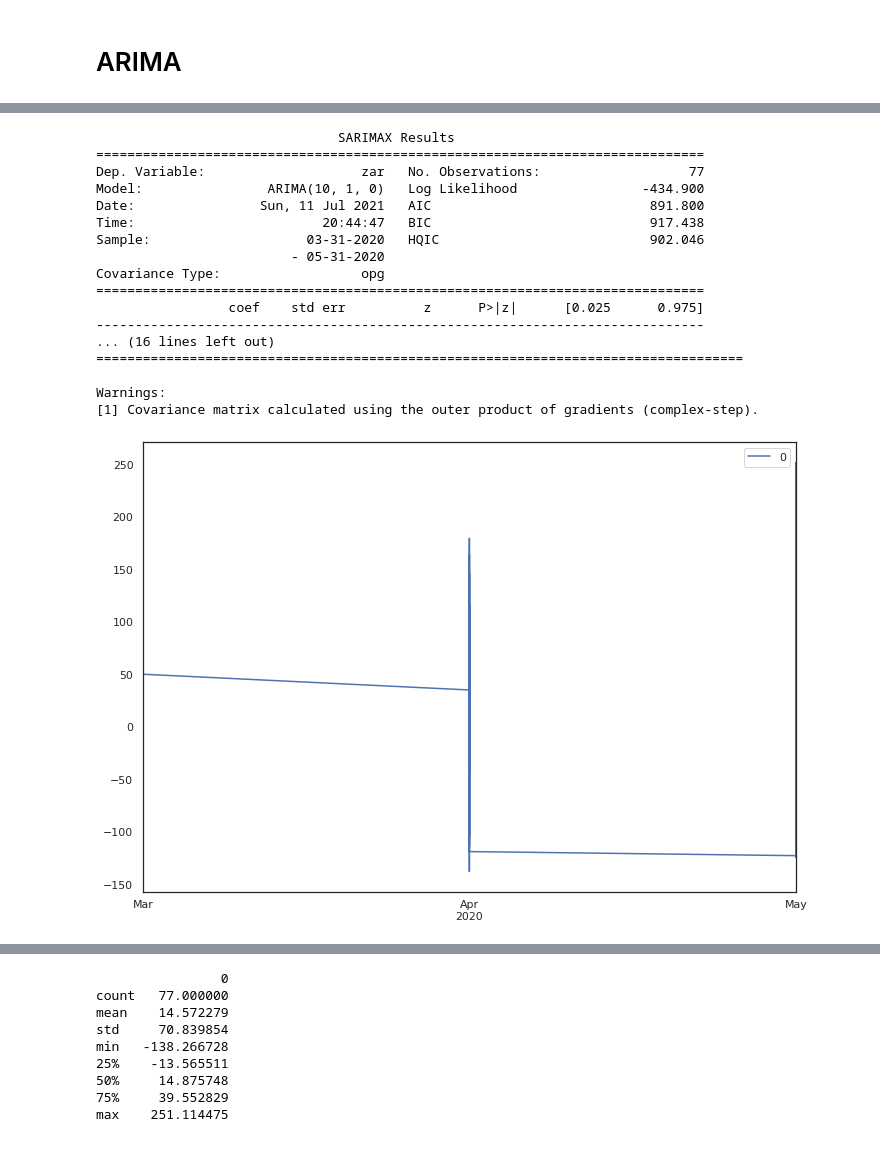
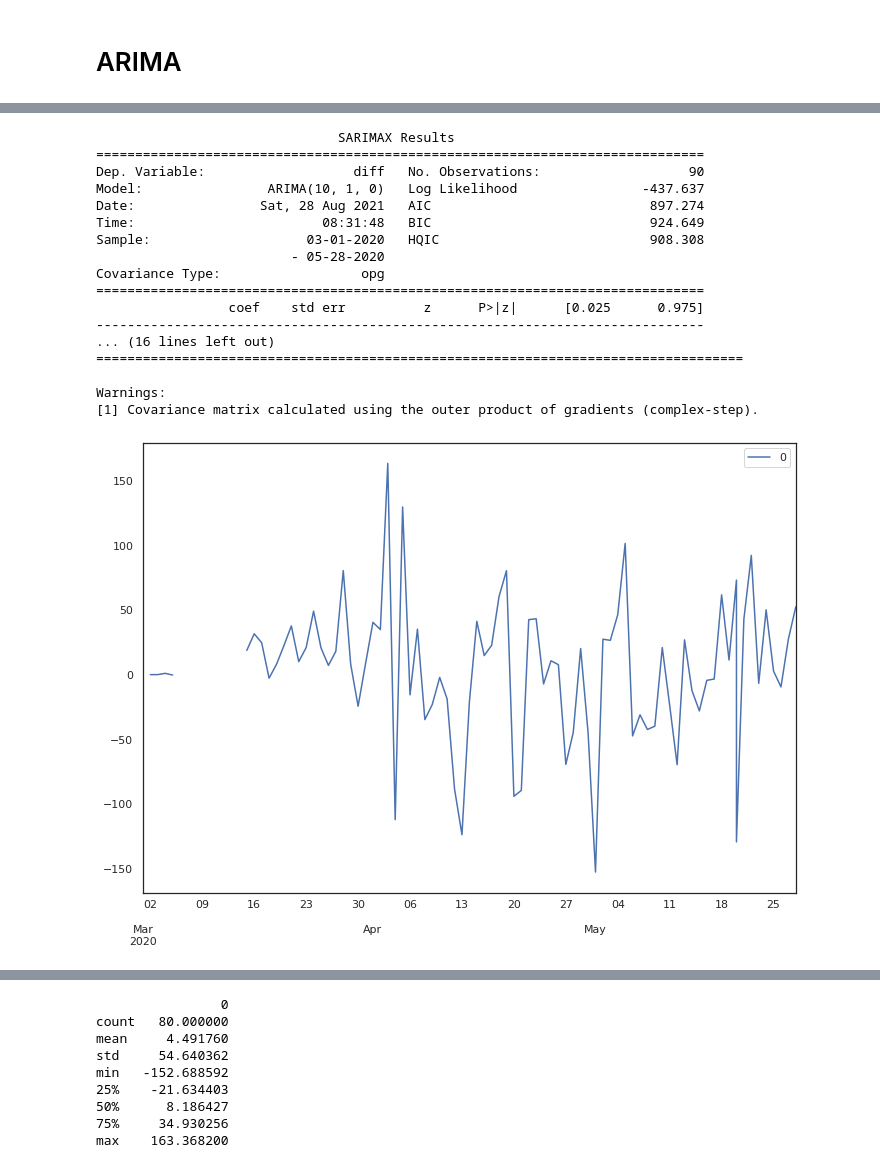
Before and after one commit to knmlprz/corona-analysis-1, a Jupyter notebook: notebooks/Analiza.ipynb, the cells around one changed output, grey strips where cells are left out. Cells and saved outputs as stored; diff of their text form; code cells hidden in the pictures.

```diff
--- a/notebooks/Analiza.ipynb
+++ b/notebooks/Analiza.ipynb
@@ -403,40 +422,45 @@ autocorrelation_plot(df.loc[:, "zar"])
 # %%
+import warnings
+warnings.filterwarnings('ignore', 'statsmodels.tsa.arima_model.ARMA',
+                        FutureWarning)
+warnings.filterwarnings('ignore', 'statsmodels.tsa.arima_model.ARIMA',
+                        FutureWarning)
+
 from statsmodels.tsa.arima.model import ARIMA, ARIMAResults
 from matplotlib import pyplot
 df.index = pd.to_datetime(df.index)
-series = pd.Series(df.loc[:, "zar"])
+series = pd.Series(df.loc[:, "diff"])
 # %%
-series.index = series.index.to_period('M')
+series.index = series.index.to_period('D')
 # fit model
-model = ARIMA(series, order=(10,1,0))
-model_fit = model.fit()
+model = ARIMA(series, order=(10,1,0)).fit()
 # summary of fit model
-print(model_fit.summary())
+print(model.summary())
 # line plot of residuals
-residuals = pd.DataFrame(model_fit.resid)
+residuals = pd.DataFrame(model.resid)
 residuals.plot()
 pyplot.show()
 # density plot of residuals
 residuals.plot(kind='kde')
 pyplot.show()
 # summary stats of residuals
 print(residuals.describe())
 # %% [output]
                                SARIMAX Results
 ==============================================================================
-Dep. Variable:                    zar   No. Observations:                   77
-Model:                ARIMA(10, 1, 0)   Log Likelihood                -434.900
-Date:                Sun, 11 Jul 2021   AIC                            891.800
-Time:                        20:44:47   BIC                            917.438
-Sample:                    03-31-2020   HQIC                           902.046
-                         - 05-31-2020
+Dep. Variable:                   diff   No. Observations:                   90
+Model:                ARIMA(10, 1, 0)   Log Likelihood                -437.637
+Date:                Sat, 28 Aug 2021   AIC                            897.274
+Time:                        08:31:48   BIC                            924.649
+Sample:                    03-01-2020   HQIC                           908.308
+                         - 05-28-2020
 Covariance Type:                  opg
 ==============================================================================
                  coef    std err          z      P>|z|      [0.025      0.975]
 ------------------------------------------------------------------------------
 ... (16 lines left out)
 ===================================================================================
 
 Warnings:
 [1] Covariance matrix calculated using the outer product of gradients (complex-step).
-[figure, old version]
+[figure, new version]
@@ -444,9 +468,9 @@ Warnings:
                 0
-count   77.000000
-mean    14.572279
-std     70.839854
-min   -138.266728
-25%    -13.565511
-50%     14.875748
-75%     39.552829
-max    251.114475
+count   80.000000
+mean     4.491760
+std     54.640362
+min   -152.688592
+25%    -21.634403
+50%      8.186427
+75%     34.930256
+max    163.368200
```
Also changed, not shown: parts of 31 cells of this notebook.
